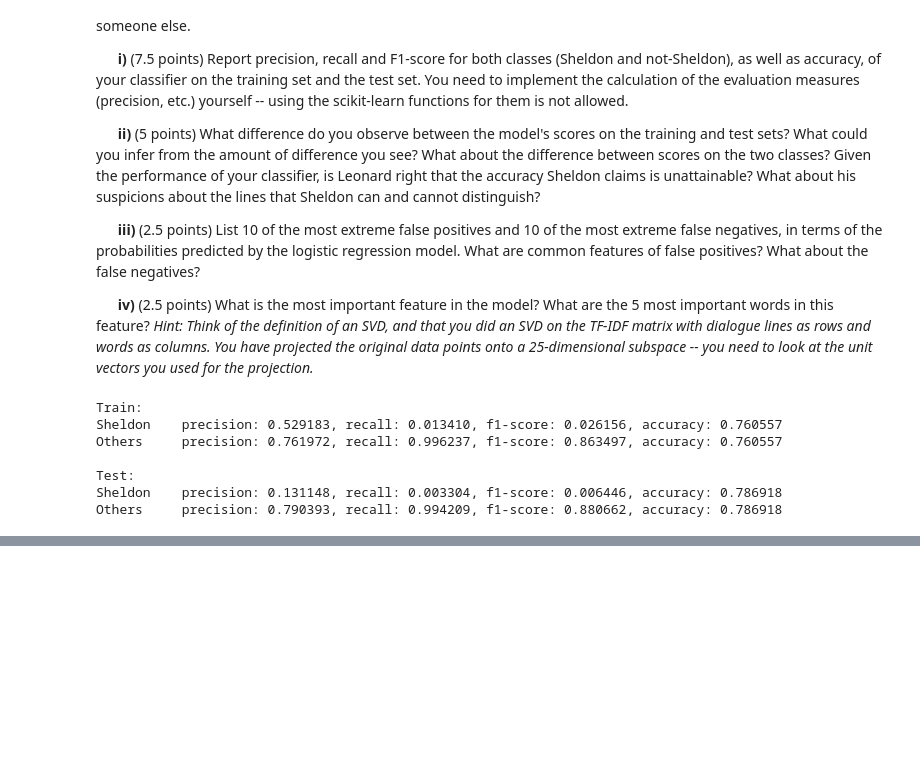
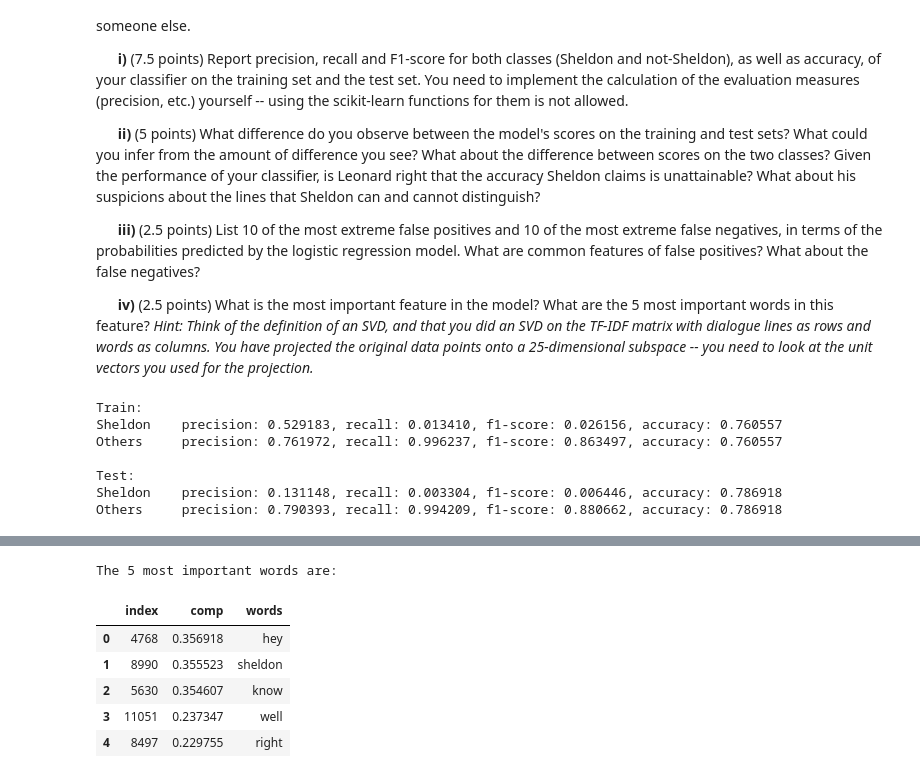
Before and after one commit to vonalven/applied-data-analysis-exam-training, a Jupyter notebook: 2018/final_exam.ipynb, the cells around one changed output, grey strips where cells are left out. Saved outputs shown, nothing was run; the diff lists cells and outputs as text; code cells hidden in the pictures; blank space fills up the shorter version.

```diff
--- a/2018/final_exam.ipynb
+++ b/2018/final_exam.ipynb
@@ -743,0 +823,3 @@ Others     precision: 0.790393, recall: 0.994209, f1-score: 0.880662, accuracy:
+# %%
+svd_train  = TruncatedSVD(n_components = 25, random_state = 1).fit(tf_idf_train)
+components = svd_train.components_
@@ -743,0 +858,13 @@ Others     precision: 0.790393, recall: 0.994209, f1-score: 0.880662, accuracy:
+# %%
+top_df = pd.DataFrame({'comp': components[0], 'words': tf_idf_train_df.columns.tolist()}).sort_values(by = 'comp', ascending = False)
+
+print('The 5 most important words are:')
+display(top_df.iloc[0:5].reset_index())
+# %% [output]
+The 5 most important words are:
+|  | index | comp | words |
+| 0 | 4768 | 0.356918 | hey |
+| 1 | 8990 | 0.355523 | sheldon |
+| 2 | 5630 | 0.354607 | know |
+| 3 | 11051 | 0.237347 | well |
+| 4 | 8497 | 0.229755 | right |
```
Also changed, not shown: parts of 13 cells of this notebook.
